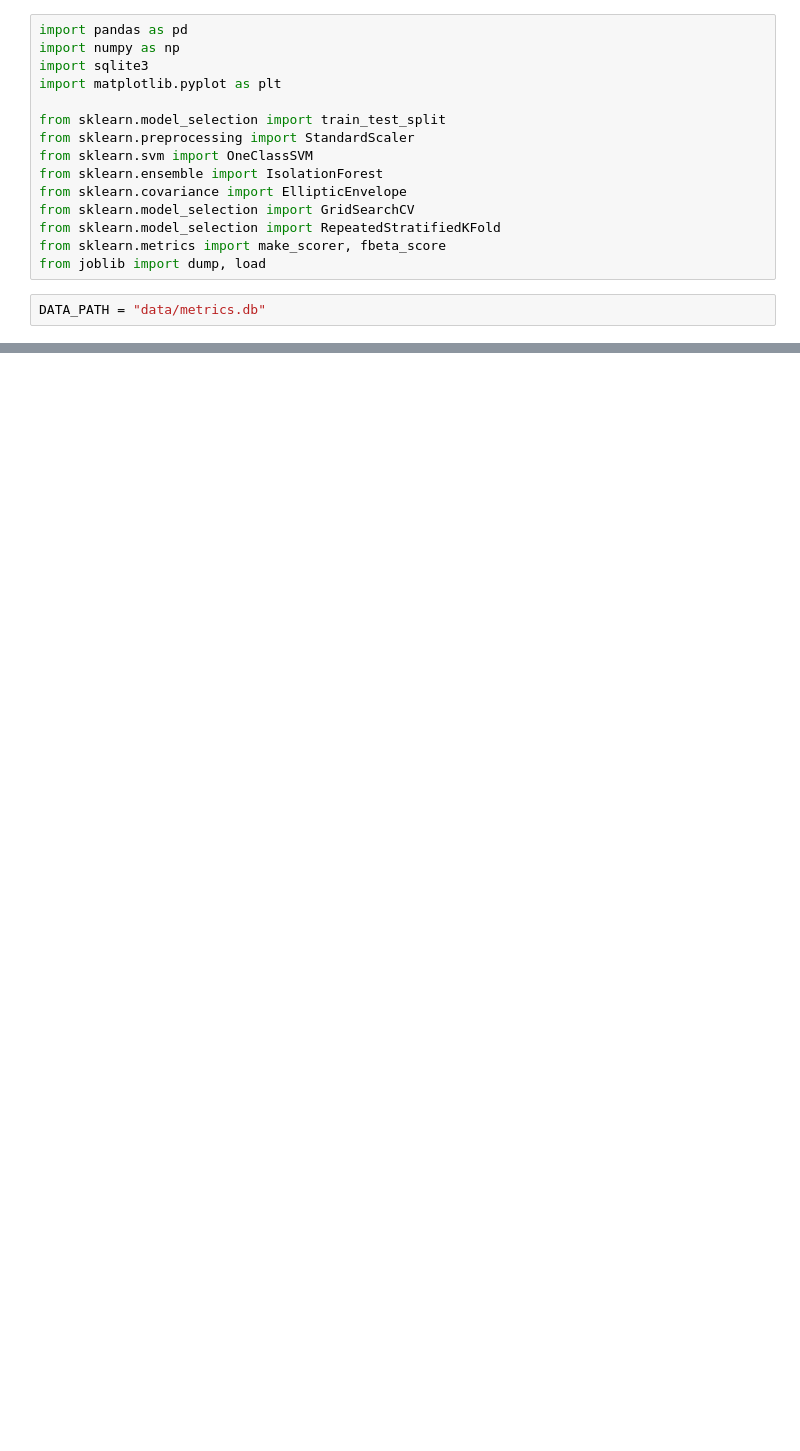
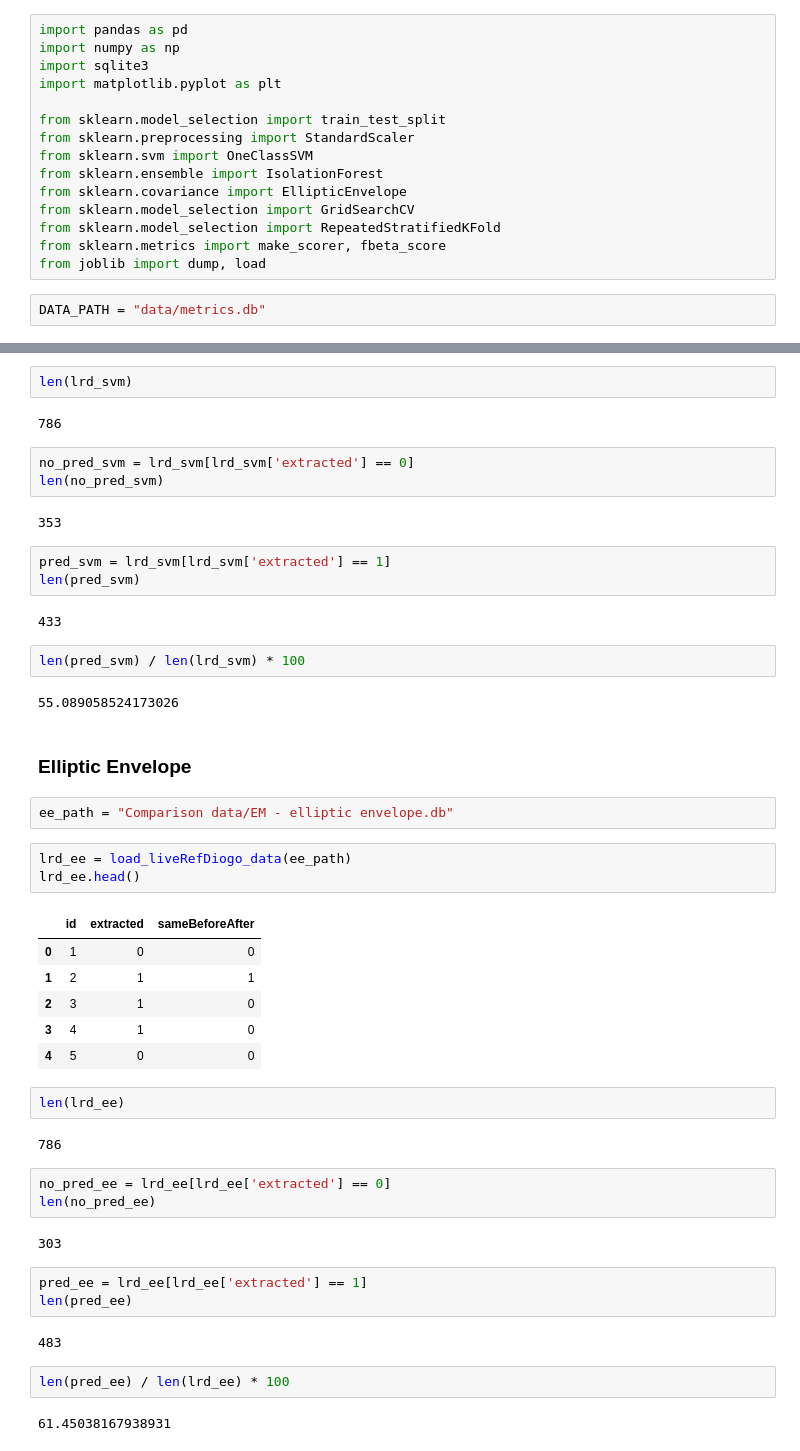
Before and after one commit to diogof19/DISS, a Jupyter notebook: Classification Model/Data Analysis.ipynb, the cells around one changed output, grey strips where cells are left out. Cells and saved outputs as stored; diff of their text form; blank space fills up the shorter version.

```diff
--- a/Classification Model/Data Analysis.ipynb
+++ b/Classification Model/Data Analysis.ipynb
@@ -99,0 +265,50 @@ See the caveats in the documentation: https://pandas.pydata.org/pandas-docs/stab
+# %%
+len(lrd_svm)
+# %% [output]
+786
+# %%
+no_pred_svm = lrd_svm[lrd_svm['extracted'] == 0]
+len(no_pred_svm)
+# %% [output]
+353
+# %%
+pred_svm = lrd_svm[lrd_svm['extracted'] == 1]
+len(pred_svm)
+# %% [output]
+433
+# %%
+len(pred_svm) / len(lrd_svm) * 100
+# %% [output]
+55.089058524173026
+# %% [markdown]
+### Elliptic Envelope
+# %%
+ee_path = "Comparison data/EM - elliptic envelope.db"
+# %%
+lrd_ee = load_liveRefDiogo_data(ee_path)
+lrd_ee.head()
+# %% [output]
+|  | id | extracted | sameBeforeAfter |
+| 0 | 1 | 0 | 0 |
+| 1 | 2 | 1 | 1 |
+| 2 | 3 | 1 | 0 |
+| 3 | 4 | 1 | 0 |
+| 4 | 5 | 0 | 0 |
+# %%
+len(lrd_ee)
+# %% [output]
+786
+# %%
+no_pred_ee = lrd_ee[lrd_ee['extracted'] == 0]
+len(no_pred_ee)
+# %% [output]
+303
+# %%
+pred_ee = lrd_ee[lrd_ee['extracted'] == 1]
+len(pred_ee)
+# %% [output]
+483
+# %%
+len(pred_ee) / len(lrd_ee) * 100
+# %% [output]
+61.45038167938931
```
Also changed, not shown: parts of 21 cells of this notebook, 21 other files.
